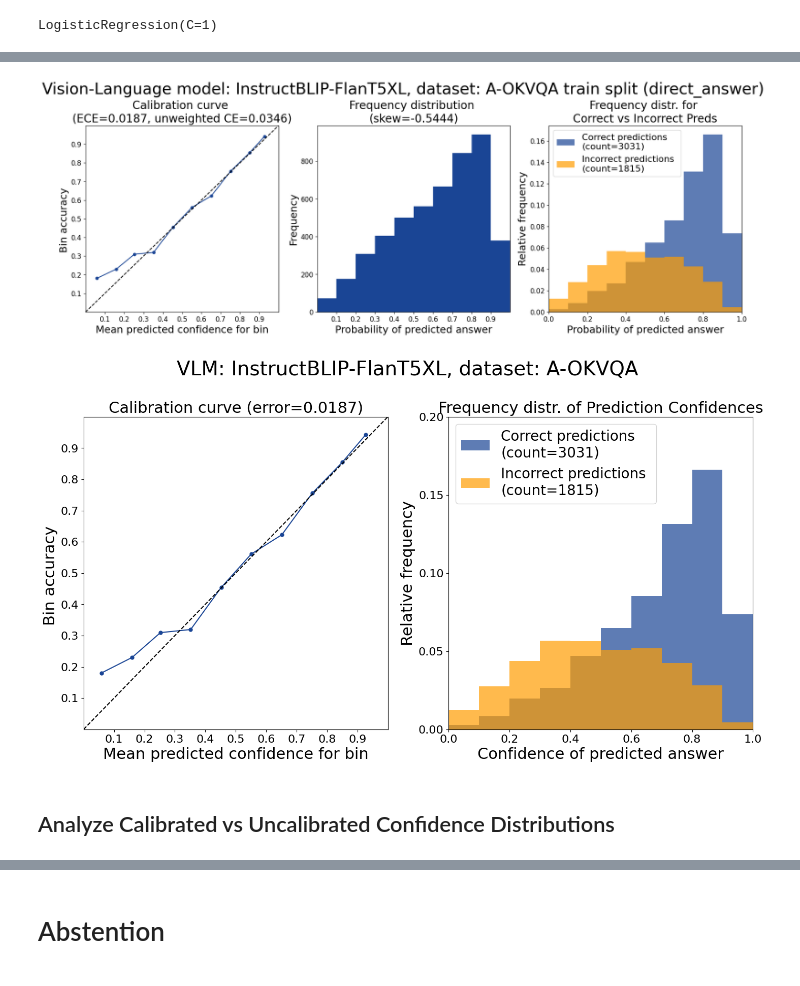
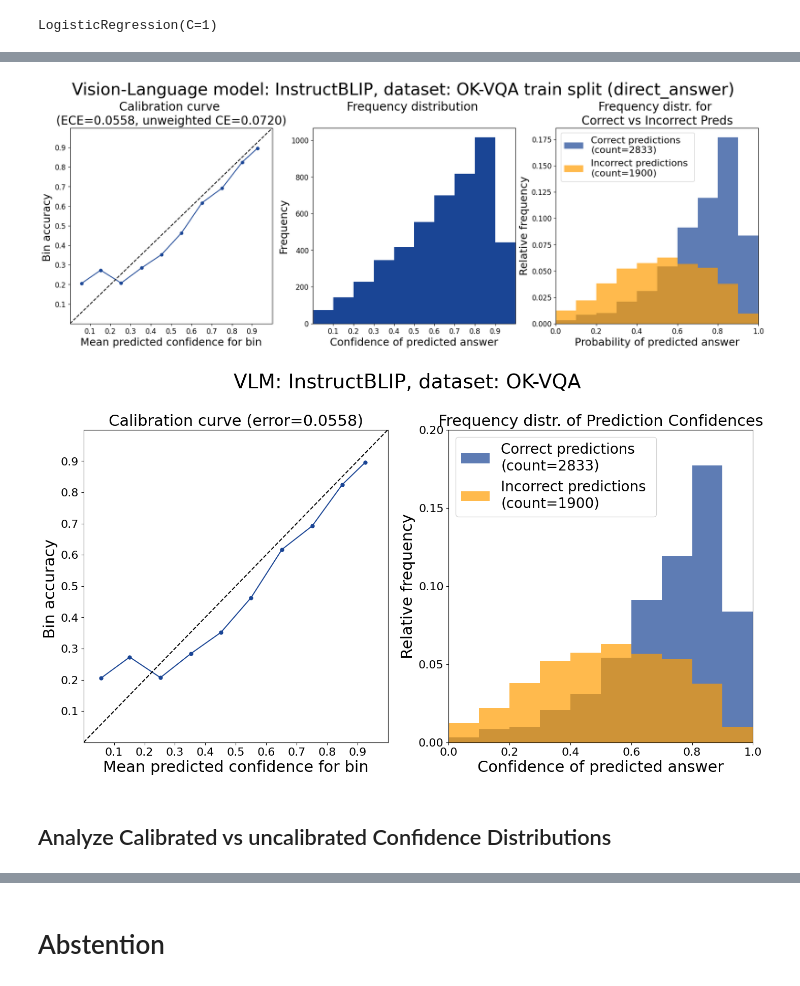
Before and after one commit to tejas1995/ReCoVERR, a Jupyter notebook: src/VLM-Calibration.ipynb, the cells around one changed output, grey strips where cells are left out. Saved outputs shown, nothing was run; the diff lists cells and outputs as text; code cells hidden in the pictures.

```diff
--- a/src/VLM-Calibration.ipynb
+++ b/src/VLM-Calibration.ipynb
@@ -25,9 +25,16 @@ logging.basicConfig(
         datefmt='%m/%d/%Y %H:%M:%S',
         level=logging.INFO)
 # %%
-dataset_name = 'aokvqa'
+dataset_name = 'okvqa'
 split = 'train'
 mode = 'direct_answer'
+vlm_name = 'instructblipflant5xl'
+
+VQA_MODEL_TO_DISPLAYNAME = {
+    'instructblipflant5xl': 'InstructBLIP',
+    'blip2flant5xl': 'BLIP2',
+}
+
 
 DATASET_TO_DISPLAYNAME = {
     'okvqa': 'OK-VQA',
@@ -38,8 +45,9 @@ DATASET_TO_DISPLAYNAME = {
 DATASET_TO_SIZE = {
     'okvqa': 9009,
     'aokvqa': 17056,
-    'vqav2': 15000
+    'vqav2': 20000
 }
+vlm_displayname = VQA_MODEL_TO_DISPLAYNAME[vlm_name]
 dataset_displayname = DATASET_TO_DISPLAYNAME[dataset_name]
 dataset_size = DATASET_TO_SIZE[dataset_name]
 
@@ -50,4 +58,6 @@ if dataset_name == 'aokvqa':
         dataset = AOKVQADataset(split, type='mc')
 elif dataset_name == 'okvqa':
     dataset = OKVQADataset(split)
+elif dataset_name == 'vqav2':
+    dataset = VQAv2Dataset(split)
 # %% [output]
@@ -55,0 +66,6 @@ elif dataset_name == 'okvqa':
+# %%
+directvqa_rollouts = json.load(open(f'/net/nfs.cirrascale/mosaic/tejass/experiments/recoverr/directvqa/{dataset_name}_{mode}/train_outputs/{vlm_name}_direct_vqa-1rollouts-{dataset_size}examples.json'))
+eval_size = 5000
+directvqa_rollouts = {k: directvqa_rollouts[k] for i, k in enumerate(directvqa_rollouts) if i < eval_size}
+qids = list(directvqa_rollouts.keys())
+print(f"Loaded {len(qids)} qids from {vlm_name}'s {dataset_displayname} rollouts")
@@ -117,15 +282,17 @@ ServerApp.rate_limit_window=3.0 (secs)
 ## Train Logistic Regression Calibration Model
 # %%
 import numpy as np
-vlm_name = 'instructblipflant5xl'
-yn_outputs_file = f'/net/nfs.cirrascale/mosaic/tejass/experiments/vl_calibration/uncalibrated_yn_probs/{vlm_name}-{dataset_name}_{split}_{mode}.json'
-results = json.load(open(yn_outputs_file))
+#yn_outputs_file = f'/net/nfs.cirrascale/mosaic/tejass/experiments/vl_calibration/uncalibrated_yn_probs/{vlm_name}-{dataset_name}_{split}_{mode}.json'
+#results = json.load(open(yn_outputs_file))
+
+directvqa_rollouts = json.load(open(f'/net/nfs.cirrascale/mosaic/tejass/experiments/recoverr/directvqa/{dataset_name}_{mode}/train_outputs/{vlm_name}_direct_vqa-1rollouts-{dataset_size}examples.json'))
+results = [r[0] for r in directvqa_rollouts.values()]
 
 X, y = [], []
 for r in results:
     #if r['lave_score'] not in [0, 1]:
     #    continue
-    X.append(r['yn_logits'])
+    X.append(r['answer_logprobs_dict']['yn_logits'])
     y.append(r['lave_score'])
 X_test = X[:5000]
 y_test  = y[:5000]
@@ -133,10 +300,10 @@ X_train = X[5000:]
 y_train = y[5000:]
 
 # Remove ambiguous samples
-X_train = np.array([x for i, x in enumerate(X_train) if y_train[i] != 0.5])# and dataset.data[i]['difficult_direct_answer'] is False])
-y_train = np.array([y for i, y in enumerate(y_train) if y_train[i] != 0.5])# and dataset.data[i]['difficult_direct_answer'] is False])
-X_test = np.array([x for i, x in enumerate(X_test) if y_test[i] != 0.5]) #and dataset.data[i]['difficult_direct_answer'] is False])
-y_test = np.array([y for i, y in enumerate(y_test) if y_test[i] != 0.5])# and dataset.data[i]['difficult_direct_answer'] is False])
+X_train = np.array([x for i, x in enumerate(X_train) if y_train[i] in [0.0, 1.0]])# and dataset.data[i]['difficult_direct_answer'] is False])
+y_train = np.array([y for i, y in enumerate(y_train) if y_train[i] in [0.0, 1.0]])# and dataset.data[i]['difficult_direct_answer'] is False])
+X_test = np.array([x for i, x in enumerate(X_test) if y_test[i] in [0, 1]]) #and dataset.data[i]['difficult_direct_answer'] is False])
+y_test = np.array([y for i, y in enumerate(y_test) if y_test[i] in [0, 1]])# and dataset.data[i]['difficult_direct_answer'] is False])
 
 print("Number of training samples for calibrator model:", X_train.shape)
 print("Number of test samples for calibrator model:", X_test.shape)
@@ -221,7 +388,7 @@ freqdistr_skew = skew(predicted_answer_probs)
 from matplotlib import pyplot as plt
 plt.size = (50, 25)
 fig, (ax1, ax2, ax3) = plt.subplots(1, 3)
-fig.suptitle(f'Vision-Language model: {vlm_model.display_name}, dataset: {dataset_displayname} train split ({mode})\n\n', fontsize=28, y=1.06)
+fig.suptitle(f'Vision-Language model: {vlm_displayname}, dataset: {dataset_displayname} train split ({mode})\n\n', fontsize=28, y=1.06)
 fig.set_size_inches(21, 6)
 ax1.plot(bin_meanprobs, bin_accs, marker='.', markersize=10, color='#1a4595')
 ax1.plot([0,1], [0,1], linestyle='--', color='k')
@@ -240,45 +407,46 @@ ax2.hist(
     predicted_answer_probs,
     freqhist_bins,
     color='#1a4595',
+    #color='#ff9d02',
     #weights=np.ones_like(predicted_answer_probs) / len(y_test)
 )
-ax2.set_title(f'Frequency distribution \n(skew={freqdistr_skew:.4f})', fontsize=20)
-ax2.set_xlabel('Probability of predicted answer', fontsize=18)
+ax2.set_title(f'Frequency distribution \n', fontsize=20)
+ax2.set_xlabel('Confidence of predicted answer', fontsize=18)
 ax2.set_ylabel('Frequency', fontsize=18)
 ax2.set_xticks(ticks=[i/10 for i in range(1, 10)])#, fontsize=12)
 ax2.tick_params(axis='both', which='major', labelsize=12)
 ax2.set_xlim(0, 1)
 
 
 ax3.hist(
     correct_probs,
     freqhist_bins,
     alpha=0.7,
     color='#1a4595',
     label='Correct predictions \n(count={})'.format(len(correct_probs)),
     weights=np.ones_like(correct_probs) / len(y_test))
 ax3.hist(
     incorrect_probs,
     freqhist_bins,
     alpha=0.7,
     color='#ff9d02',
     label='Incorrect predictions \n(count={})'.format(len(incorrect_probs)),
     weights=np.ones_like(incorrect_probs) / len(y_test))
 ax3.set_title(f'Frequency distr. for \nCorrect vs Incorrect Preds', fontsize=20)
 ax3.set_xlabel('Probability of predicted answer', fontsize=18)
 ax3.set_ylabel('Relative frequency', fontsize=18)
 ax3.tick_params(axis='both', which='major', labelsize=12)
 ax3.legend(loc='upper left', fontsize=16)
 ax3.set_xlim(0, 1)
 plt.show()
 # %% [output]
-[figure, old version]
+[figure, new version]
 # %%
 from matplotlib import pyplot as plt
 plt.size = (50, 25)
 fig, (ax1, ax2) = plt.subplots(1, 2)
 #fig.suptitle(f'VLM: {vqa_model_displayname}, dataset: {dataset_displayname} train split ({mode})\n\n', fontsize=28, y=1.02)
-fig.suptitle(f'VLM: {vlm_model.display_name}, dataset: {dataset_displayname}\n', fontsize=28, y=1.02)
+fig.suptitle(f'VLM: {vlm_displayname}, dataset: {dataset_displayname}\n', fontsize=28, y=1.02)
 fig.set_size_inches(17, 8)
 ax1.plot(bin_meanprobs, bin_accs, marker='.', markersize=10, color='#1a4595')
 ax1.plot([0,1], [0,1], linestyle='--', color='k')
@@ -316,7 +484,7 @@ ax2.set_xlim(0, 1)
 ax2.set_yticks([0, 0.05, 0.1, 0.15, 0.2])
 plt.show()
 # %% [output]
-[figure, old version]
+[figure, new version]
 # %%
 
 
@@ -340,7 +508,7 @@ out_data = {
 out_fn = f"/net/nfs.cirrascale/mosaic/tejass/experiments/vl_calibration/calibration_eval/calibrated_{vlm_name}-{dataset_name}_{mode}-{len(y_train)}train_{len(y_test)}test_examples.json"
 json.dump(out_data, open(out_fn, 'w'), indent=2)
 # %% [markdown]
-## Analyze Calibrated vs Uncalibrated Confidence Distributions
+## Analyze Calibrated vs uncalibrated Confidence Distributions
 # %%
 import json
 import numpy as np
```
Also changed, not shown: parts of 25 cells of this notebook, 56 other files.
